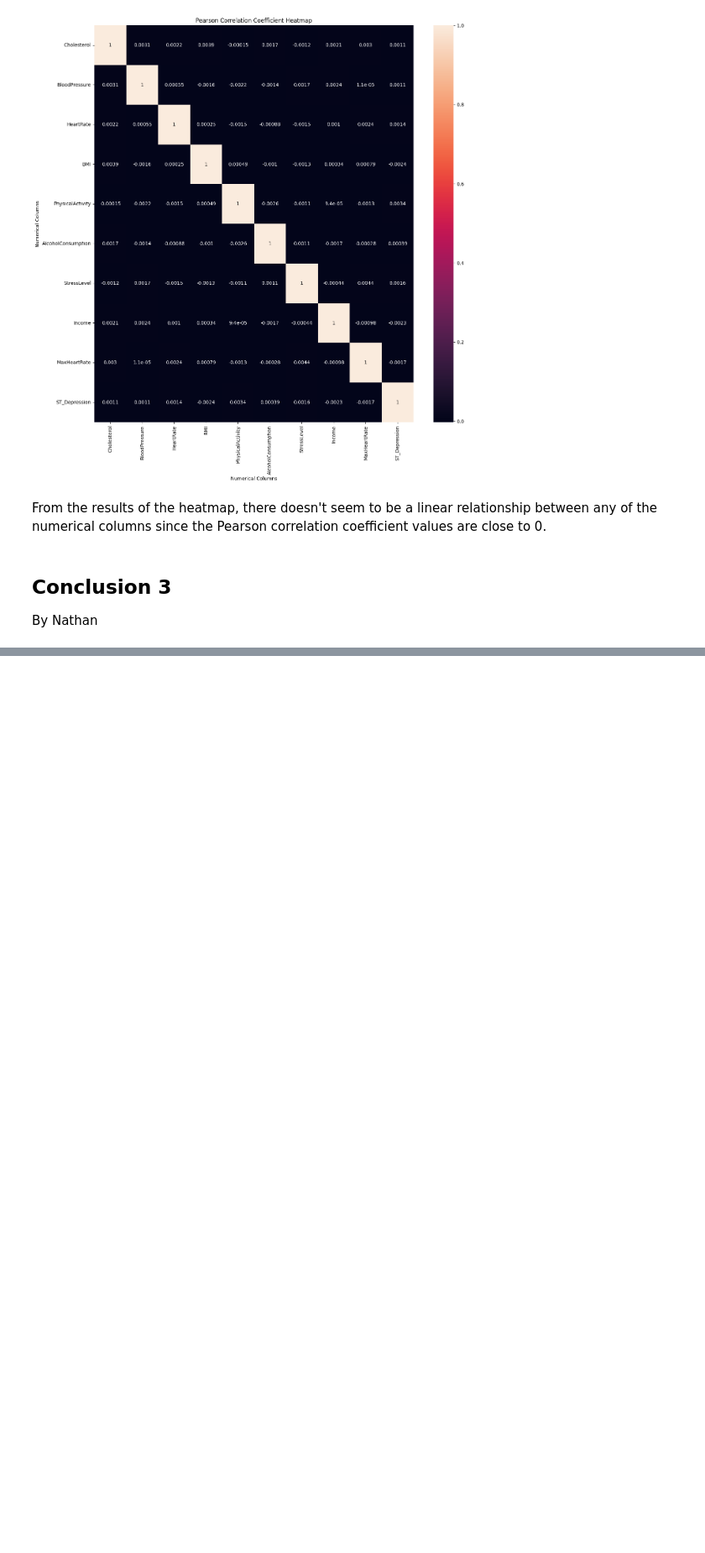
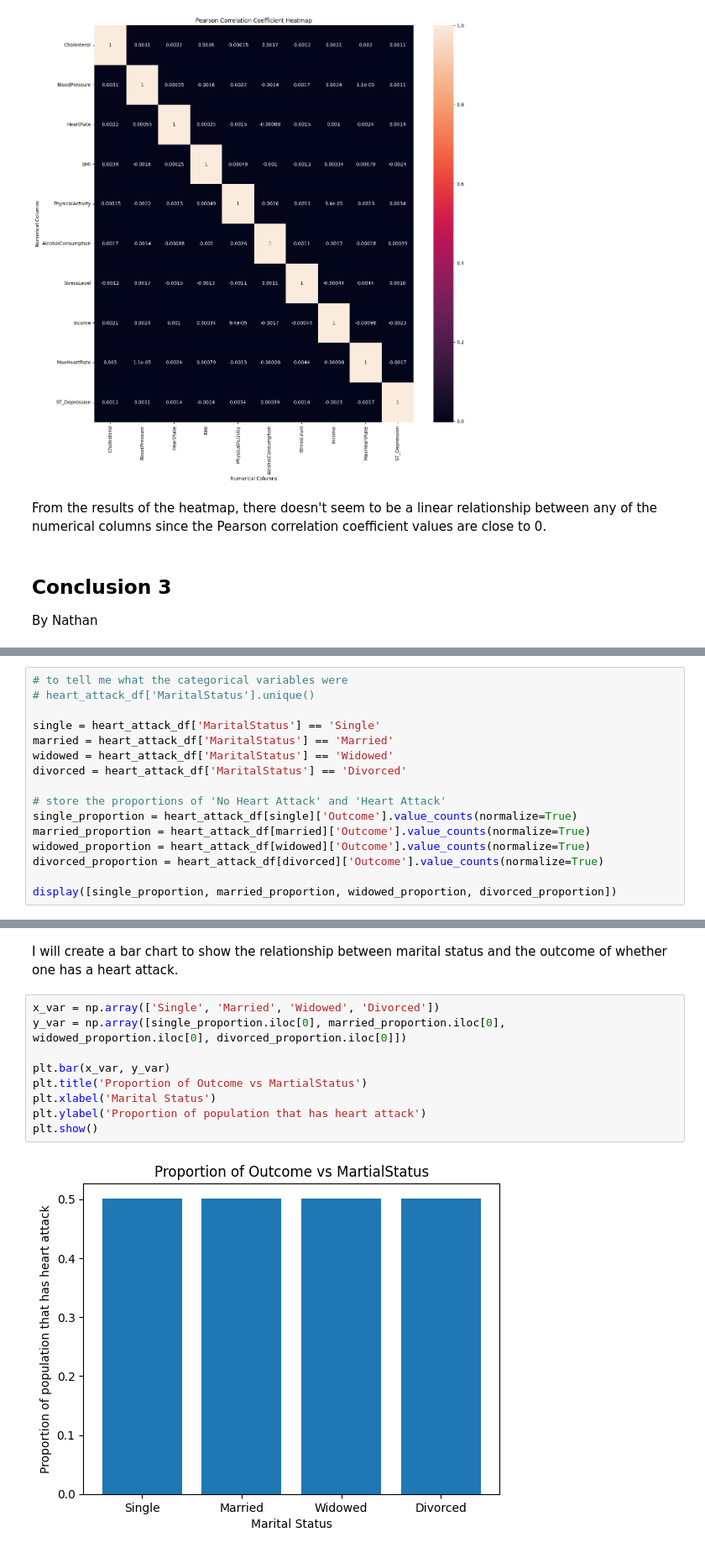
Before and after one commit to kchen3490/cmsc320-final, a Jupyter notebook: notebook.ipynb, the cells around one changed output, grey strips where cells are left out. Shown at 84% size. Saved outputs shown, nothing was run; the diff lists cells and outputs as text; blank space fills up the shorter version.

```diff
--- a/notebook.ipynb
+++ b/notebook.ipynb
@@ -77,0 +88,16 @@ I will conclude based on three categorical variables, thus, I will be using test
+# %%
+# to tell me what the categorical variables were
+# heart_attack_df['MaritalStatus'].unique()
+
+single = heart_attack_df['MaritalStatus'] == 'Single'
+married = heart_attack_df['MaritalStatus'] == 'Married'
+widowed = heart_attack_df['MaritalStatus'] == 'Widowed'
+divorced = heart_attack_df['MaritalStatus'] == 'Divorced'
+
+# store the proportions of 'No Heart Attack' and 'Heart Attack'
+single_proportion = heart_attack_df[single]['Outcome'].value_counts(normalize=True)
+married_proportion = heart_attack_df[married]['Outcome'].value_counts(normalize=True)
+widowed_proportion = heart_attack_df[widowed]['Outcome'].value_counts(normalize=True)
+divorced_proportion = heart_attack_df[divorced]['Outcome'].value_counts(normalize=True)
+
+display([single_proportion, married_proportion, widowed_proportion, divorced_proportion])
@@ -77,0 +132,13 @@ I will conclude based on three categorical variables, thus, I will be using test
+# %% [markdown]
+I will create a bar chart to show the relationship between marital status and the outcome of whether one has a heart attack.
+# %%
+x_var = np.array(['Single', 'Married', 'Widowed', 'Divorced'])
+y_var = np.array([single_proportion.iloc[0], married_proportion.iloc[0], widowed_proportion.iloc[0], divorced_proportion.iloc[0]])
+
+plt.bar(x_var, y_var)
+plt.title('Proportion of Outcome vs MartialStatus')
+plt.xlabel('Marital Status')
+plt.ylabel('Proportion of population that has heart attack')
+plt.show()
+# %% [output]
+[figure, added]
```
Also changed, not shown: parts of 9 cells of this notebook.
